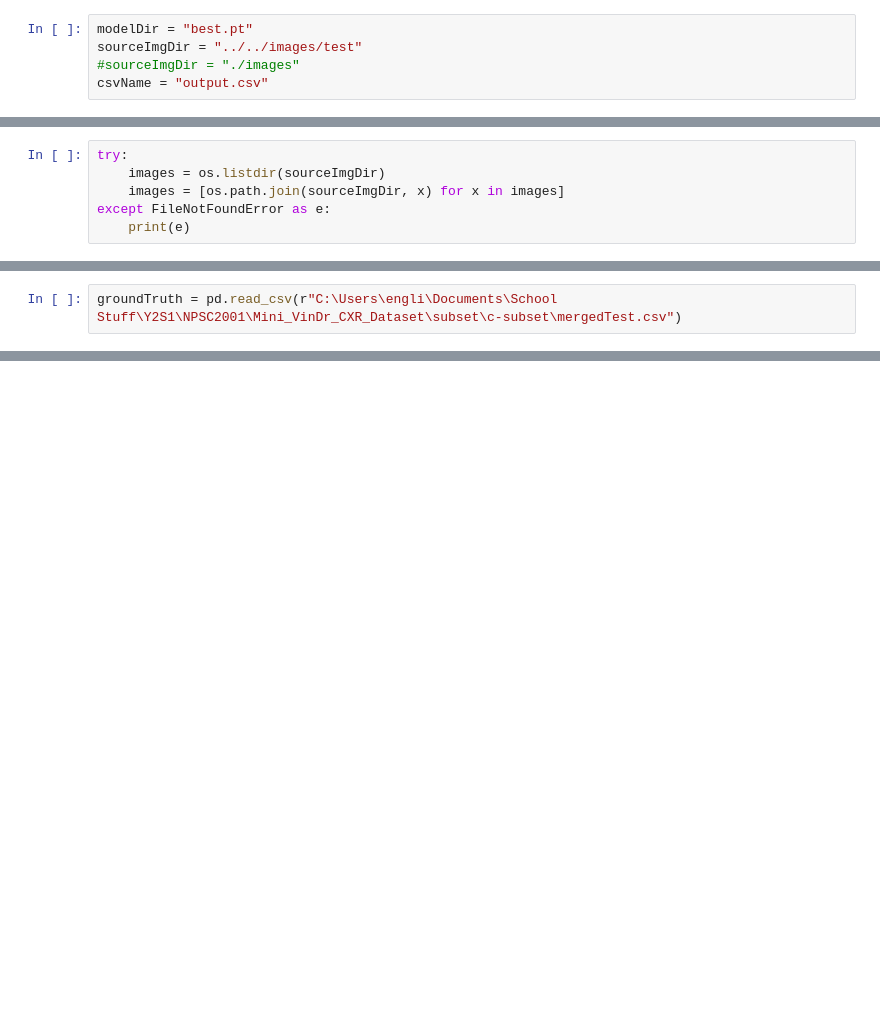
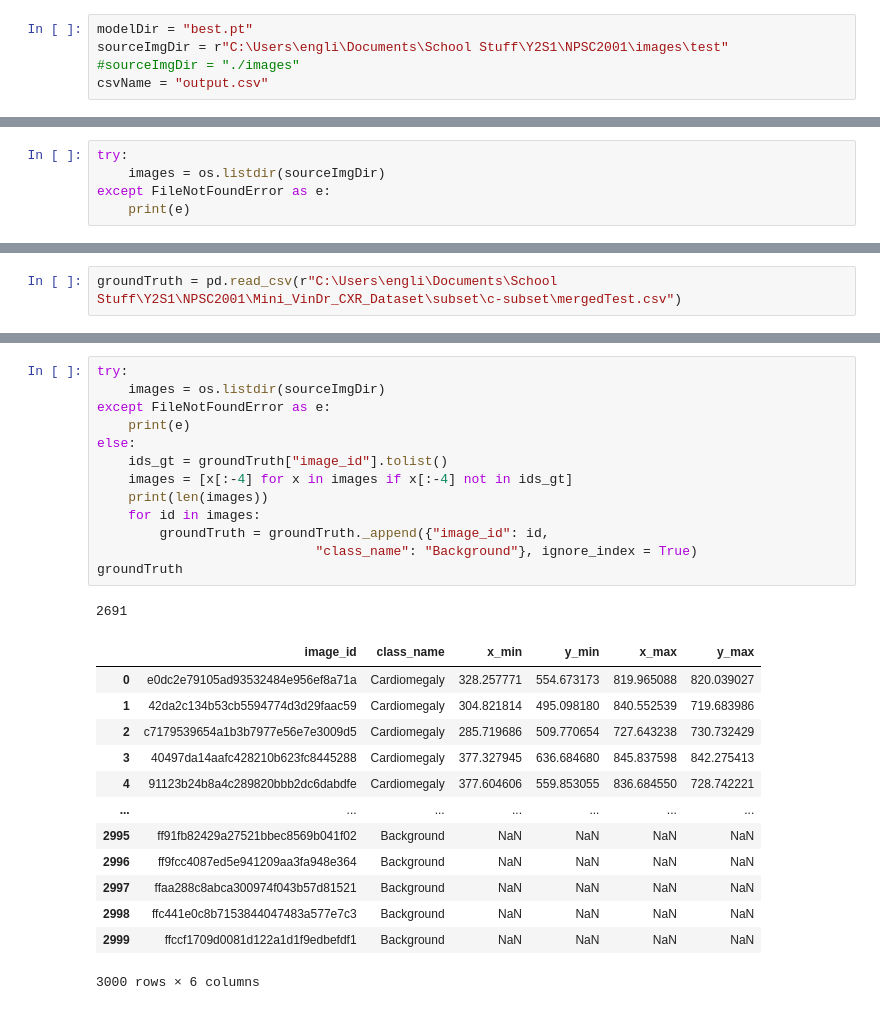
Before and after one commit to kaichenchai/Mini_VinDr_CXR_Dataset, a Jupyter notebook: manualVal/manualValidation.ipynb, the cells around one changed output, grey strips where cells are left out. Cells and saved outputs as stored; diff of their text form; blank space fills up the shorter version.

```diff
--- a/manualVal/manualValidation.ipynb
+++ b/manualVal/manualValidation.ipynb
@@ -6,5 +23,5 @@ from sklearn.metrics import confusion_matrix, classification_report, recall_scor
 # %%
 modelDir = "best.pt"
-sourceImgDir = "../../images/test"
+sourceImgDir = r"C:\Users\engli\Documents\School Stuff\Y2S1\NPSC2001\images\test"
 #sourceImgDir = "./images"
 csvName = "output.csv"
@@ -13,6 +28,5 @@ resultsList = []
 # %%
 try:
     images = os.listdir(sourceImgDir)
-    images = [os.path.join(sourceImgDir, x) for x in images]
 except FileNotFoundError as e:
     print(e)
@@ -75,0 +124,28 @@ groundTruth = pd.read_csv(r"C:\Users\engli\Documents\School Stuff\Y2S1\NPSC2001\
+# %%
+try:
+    images = os.listdir(sourceImgDir)
+except FileNotFoundError as e:
+    print(e)
+else:
+    ids_gt = groundTruth["image_id"].tolist()
+    images = [x[:-4] for x in images if x[:-4] not in ids_gt]
+    print(len(images))
+    for id in images:
+        groundTruth = groundTruth._append({"image_id": id,
+                            "class_name": "Background"}, ignore_index = True)
+groundTruth
+# %% [output]
+2691
+|  | image_id | class_name | x_min | y_min | x_max | y_max |
+| 0 | e0dc2e79105ad93532484e956ef8a71a | Cardiomegaly | 328.257771 | 554.673173 | 819.965088 | 820.039027 |
+| 1 | 42da2c134b53cb5594774d3d29faac59 | Cardiomegaly | 304.821814 | 495.098180 | 840.552539 | 719.683986 |
+| 2 | c7179539654a1b3b7977e56e7e3009d5 | Cardiomegaly | 285.719686 | 509.770654 | 727.643238 | 730.732429 |
+| 3 | 40497da14aafc428210b623fc8445288 | Cardiomegaly | 377.327945 | 636.684680 | 845.837598 | 842.275413 |
+| 4 | 91123b24b8a4c289820bbb2dc6dabdfe | Cardiomegaly | 377.604606 | 559.853055 | 836.684550 | 728.742221 |
+| ... | ... | ... | ... | ... | ... | ... |
+| 2995 | ff91fb82429a27521bbec8569b041f02 | Background | NaN | NaN | NaN | NaN |
+| 2996 | ff9fcc4087ed5e941209aa3fa948e364 | Background | NaN | NaN | NaN | NaN |
+| 2997 | ffaa288c8abca300974f043b57d81521 | Background | NaN | NaN | NaN | NaN |
+| 2998 | ffc441e0c8b7153844047483a577e7c3 | Background | NaN | NaN | NaN | NaN |
+| 2999 | ffccf1709d0081d122a1d1f9edbefdf1 | Background | NaN | NaN | NaN | NaN |
+3000 rows × 6 columns
```
Also changed, not shown: parts of 24 cells of this notebook, 2 other files.
